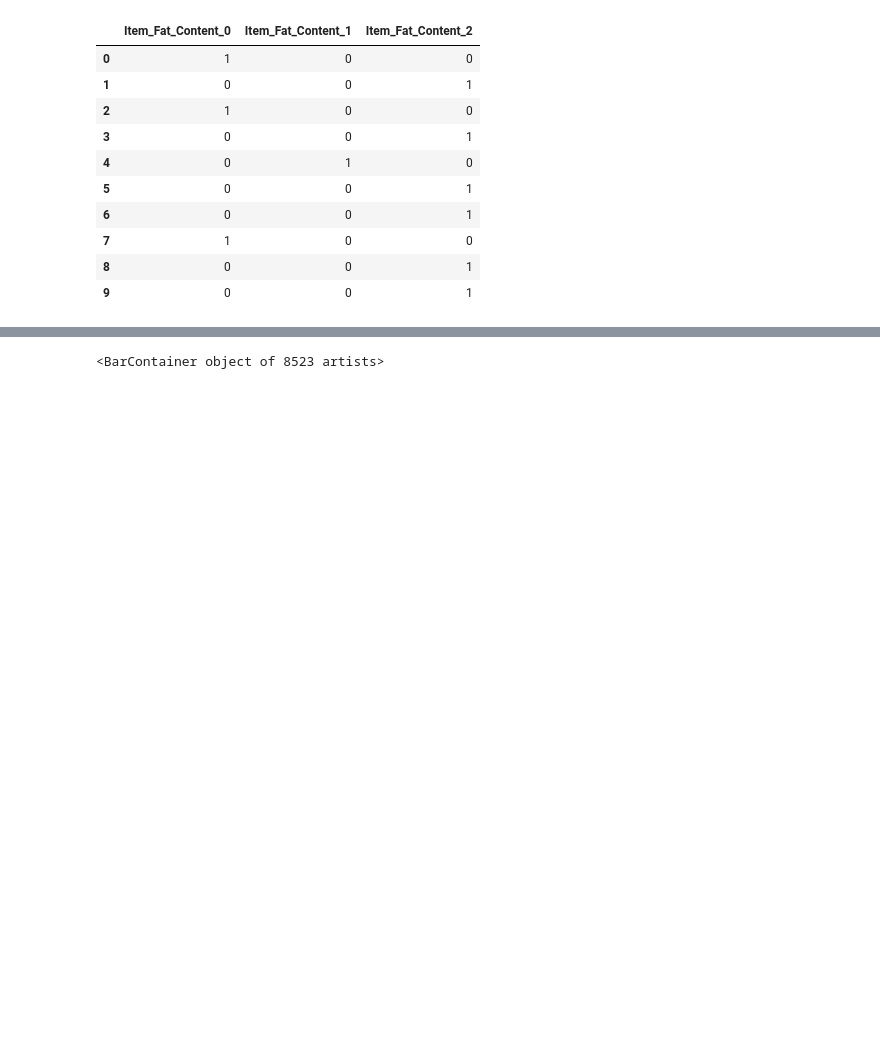
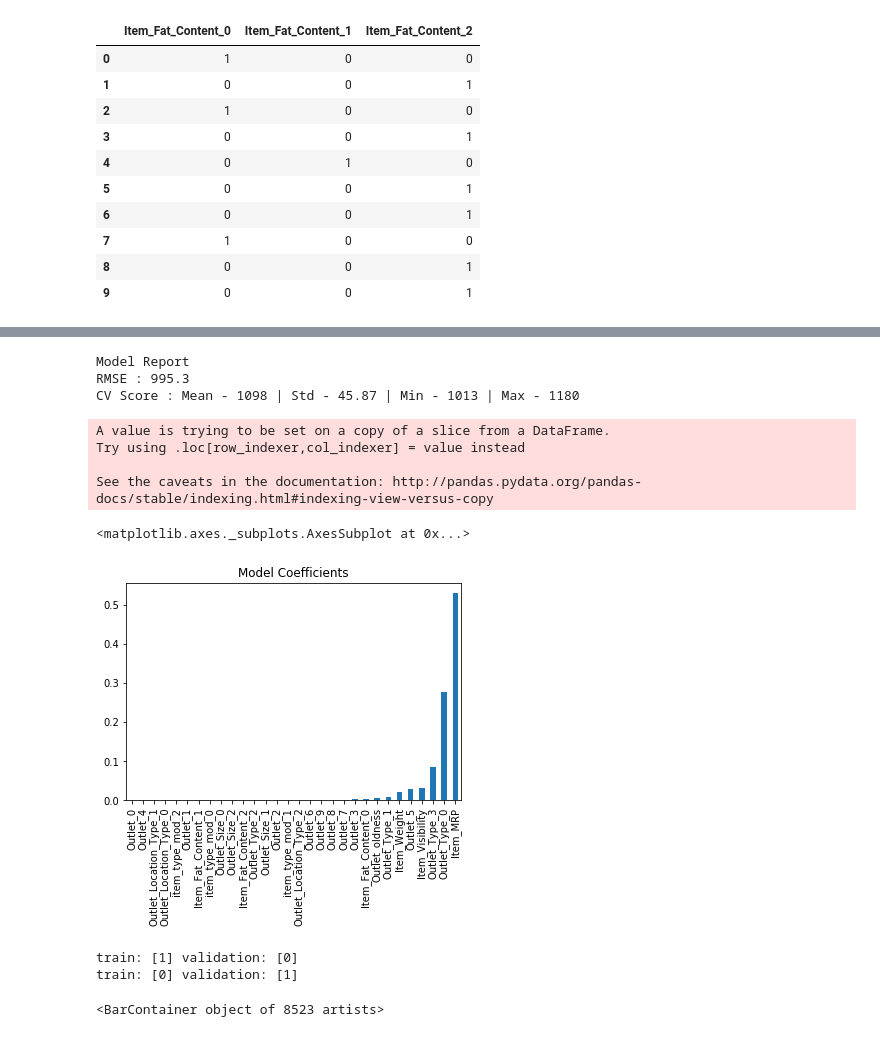
Before and after one commit to IITGuwahati-AI/Learning-Content, a Jupyter notebook: Big_mart_sales_prediction.ipynb, the cells around one changed output, grey strips where cells are left out. Saved outputs shown, nothing was run; the diff lists cells and outputs as text; code cells hidden in the pictures; blank space fills up the shorter version.

```diff
--- a/Big_mart_sales_prediction.ipynb
+++ b/Big_mart_sales_prediction.ipynb
@@ -343,3 +476,36 @@ full_data[['Item_Fat_Content_0','Item_Fat_Content_1','Item_Fat_Content_2']].head
+# %%
+from sklearn.ensemble import GradientBoostingRegressor
+predictors = [x for x in train.columns if x not in [target]+IDcol]
+
+alg3 = GradientBoostingRegressor(n_estimators = 200,  min_samples_leaf = 50, subsample = 0.8, learning_rate = 0.2)
+modelfit(alg3, train, test, predictors, target, IDcol, 'alg3.csv')
+coef3 = pd.Series(alg3.feature_importances_, predictors).sort_values()
+coef3.plot(kind='bar', title='Model Coefficients')
+# %% [output]
+Model Report
+RMSE : 995.3
+CV Score : Mean - 1098 | Std - 45.87 | Min - 1013 | Max - 1180
+A value is trying to be set on a copy of a slice from a DataFrame.
+Try using .loc[row_indexer,col_indexer] = value instead
+
+See the caveats in the documentation: http://pandas.pydata.org/pandas-docs/stable/indexing.html#indexing-view-versus-copy
+<matplotlib.axes._subplots.AxesSubplot at 0x...>
+[figure, added]
+# %%
+# Leave One Out Cross Validation
+from sklearn.model_selection import LeaveOneOut
+X = np.array([[1, 2], [3, 4]])
+y = np.array([1, 2])
+loo = LeaveOneOut()
+loo.get_n_splits(X)
+
+for train_index, test_index in loo.split(X):
+        print("train:", train_index, "validation:", test_index)
+        X_train, X_test = X[train_index], X[test_index]
+        y_train, y_test = y[train_index], y[test_index]
+# %% [output]
+train: [1] validation: [0]
+train: [0] validation: [1]
 # %%
 import matplotlib.pyplot as plt
 
```
Also changed, not shown: parts of 18 cells of this notebook.
